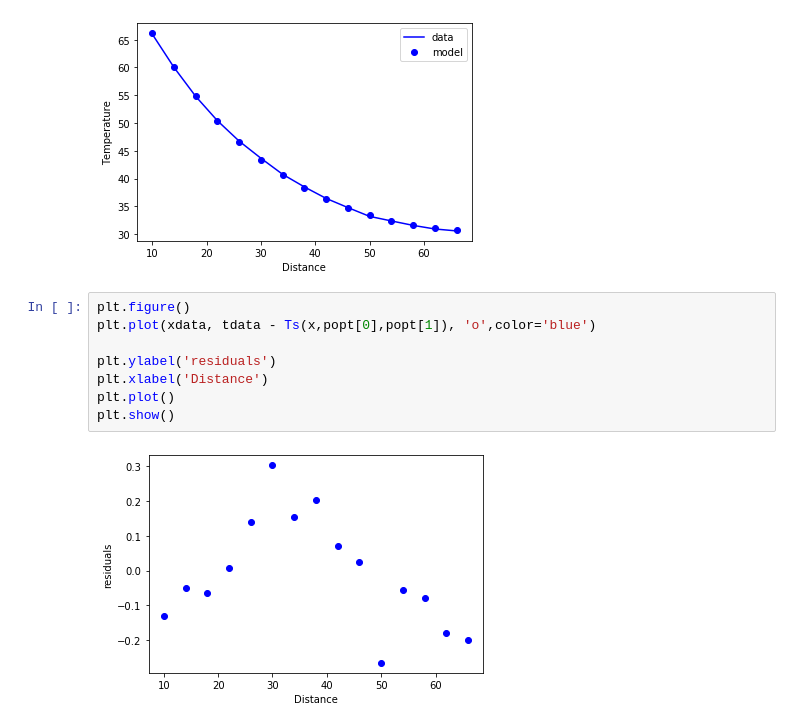
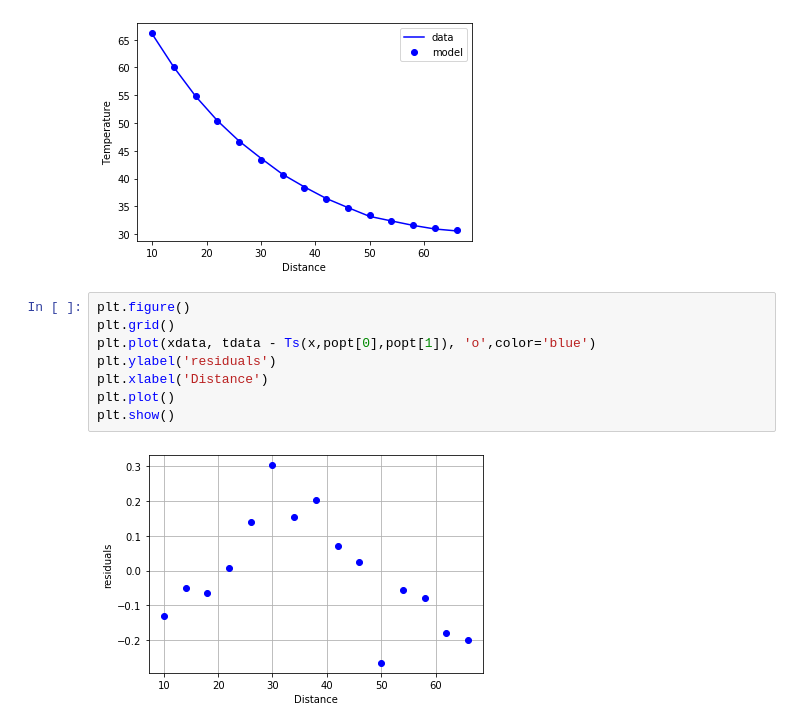
Before and after one commit to HarleyHanes/uqProjects, a Jupyter notebook: Project2/P1Done.ipynb, the cells around one changed output. Saved outputs shown, nothing was run; the diff lists cells and outputs as text.

```diff
--- a/Project2/P1Done.ipynb
+++ b/Project2/P1Done.ipynb
@@ -78,13 +89,13 @@ plt.show()
 [figure]
 # %%
 plt.figure()
+plt.grid()
 plt.plot(xdata, tdata - Ts(x,popt[0],popt[1]), 'o',color='blue')
-
 plt.ylabel('residuals')
 plt.xlabel('Distance')
 plt.plot()
 plt.show()
 # %% [output]
-[figure, old version]
+[figure, new version]
 # %%
 plt.figure()
```
Also changed, not shown: parts of 5 cells of this notebook.
